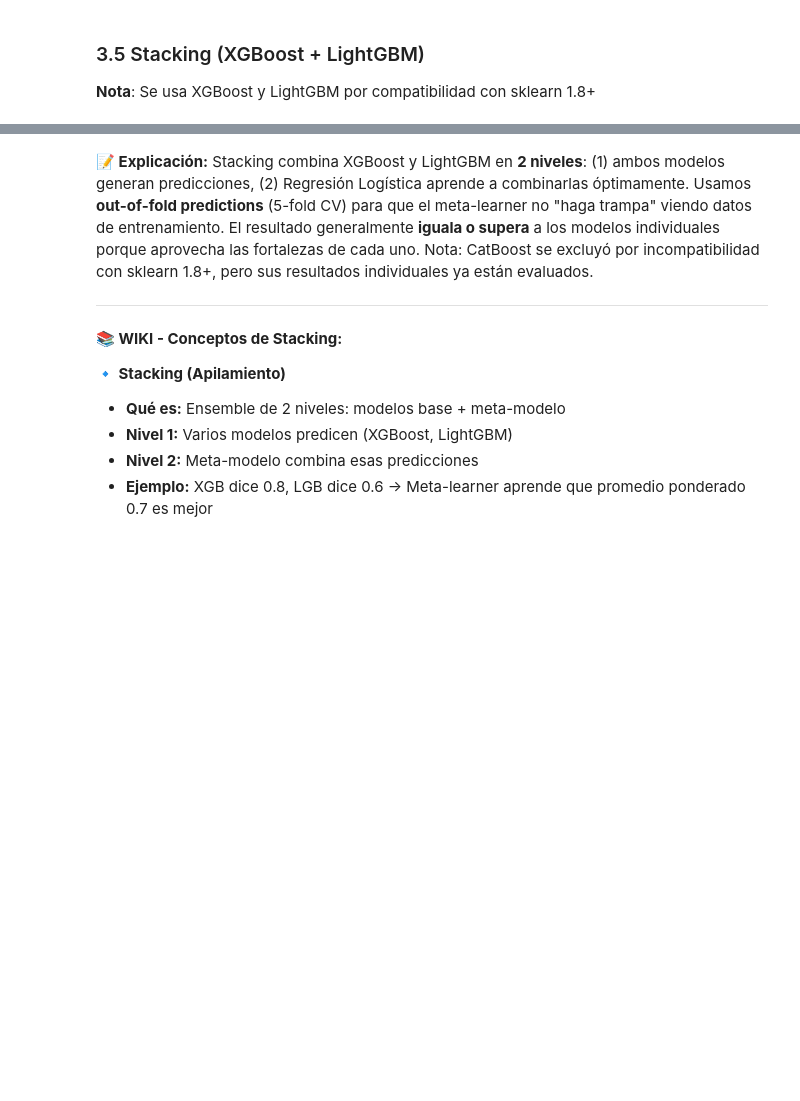
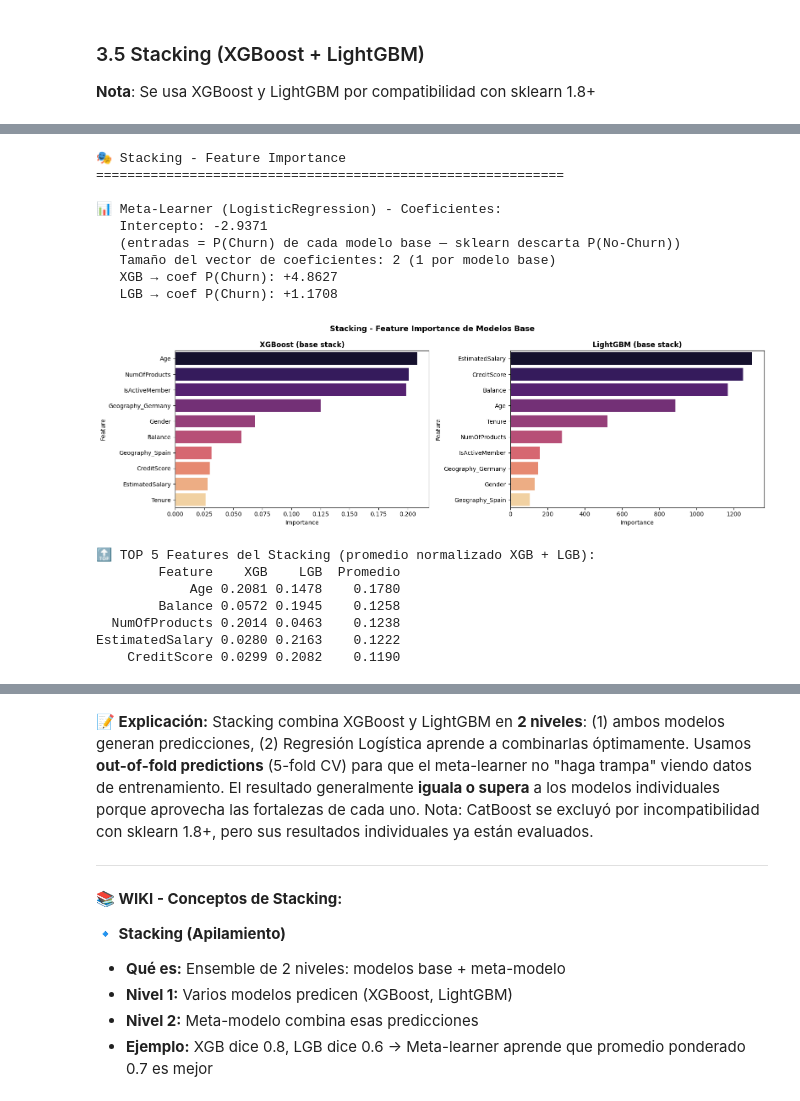
Before and after one commit to Mgobeaalcoba/data_science_henry, a Jupyter notebook: clase_06_optimizacion_modelos/notebooks/2_GradientBoosting_Optimizacion_RESUMEN.ipynb, the cells around one changed output, grey strips where cells are left out. Cells and saved outputs as stored; diff of their text form; code cells hidden in the pictures; blank space fills up the shorter version.

Commit message:
Update Stacking Feature Importance

```diff
--- a/clase_06_optimizacion_modelos/notebooks/2_GradientBoosting_Optimizacion_RESUMEN.ipynb
+++ b/clase_06_optimizacion_modelos/notebooks/2_GradientBoosting_Optimizacion_RESUMEN.ipynb
@@ -405 +400,66 @@ print(f"   Accuracy: {accuracy_score(y_test, y_pred_stack):.4f} | F1: {f1_score(
    Accuracy: 0.8710 | F1: 0.6079 | ROC-AUC: 0.8717
+# %%
+print("\n🎭 Stacking - Feature Importance")
+print("=" * 60)
+
+# 1. Pesos del meta-learner (LogisticRegression)
+meta_lr = stacking.final_estimator_
+meta_coefs = meta_lr.coef_[0]
+print(f"\n📊 Meta-Learner (LogisticRegression) - Coeficientes:")
+print(f"   Intercepto: {meta_lr.intercept_[0]:+.4f}")
+print(f"   (entradas = P(Churn) de cada modelo base — sklearn descarta P(No-Churn))")
+print(f"   Tamaño del vector de coeficientes: {len(meta_coefs)} (1 por modelo base)")
+
+# Con stack_method='predict_proba' en clasificación BINARIA, sklearn descarta
+# la columna P(No-Churn) para evitar multicolinealidad (P(0) = 1 - P(1)).
+# El meta-learner recibe solo: [P(Churn)_xgb, P(Churn)_lgb]  → 1 coef por modelo
+model_names_stack = ['xgb', 'lgb']
+for i, name in enumerate(model_names_stack):
+    print(f"   {name.upper()} → coef P(Churn): {meta_coefs[i]:+.4f}")
+
+# 2. Feature importance de cada modelo base DENTRO del stacking
+xgb_in_stack = stacking.named_estimators_['xgb']
+lgb_in_stack = stacking.named_estimators_['lgb']
+
+fig, axes = plt.subplots(1, 2, figsize=(16, 5))
+for ax, (name, estimator) in zip(axes, [('XGBoost (base stack)', xgb_in_stack),
+                                         ('LightGBM (base stack)', lgb_in_stack)]):
+    feat_df = pd.DataFrame({
+        'Feature': X_train_scaled.columns,
+        'Importance': estimator.feature_importances_
+    }).sort_values('Importance', ascending=False)
+    sns.barplot(data=feat_df.head(10), x='Importance', y='Feature', ax=ax, palette='magma')
+    ax.set_title(name, fontweight='bold')
+
+plt.suptitle('Stacking - Feature Importance de Modelos Base', fontsize=13, fontweight='bold')
+plt.tight_layout()
+plt.show()
+
+# 3. Ranking combinado (importancias normalizadas promediadas)
+feat_combined = pd.DataFrame({
+    'Feature': X_train_scaled.columns,
+    'XGB': xgb_in_stack.feature_importances_ / xgb_in_stack.feature_importances_.sum(),
+    'LGB': lgb_in_stack.feature_importances_ / lgb_in_stack.feature_importances_.sum(),
+}).assign(Promedio=lambda d: (d['XGB'] + d['LGB']) / 2
+).sort_values('Promedio', ascending=False)
+
+print("\n🔝 TOP 5 Features del Stacking (promedio normalizado XGB + LGB):")
+print(feat_combined[['Feature', 'XGB', 'LGB', 'Promedio']].head(5).round(4).to_string(index=False))
+# %% [output]
+🎭 Stacking - Feature Importance
+============================================================
+
+📊 Meta-Learner (LogisticRegression) - Coeficientes:
+   Intercepto: -2.9371
+   (entradas = P(Churn) de cada modelo base — sklearn descarta P(No-Churn))
+   Tamaño del vector de coeficientes: 2 (1 por modelo base)
+   XGB → coef P(Churn): +4.8627
+   LGB → coef P(Churn): +1.1708
+[figure, added]
+🔝 TOP 5 Features del Stacking (promedio normalizado XGB + LGB):
+        Feature    XGB    LGB  Promedio
+            Age 0.2081 0.1478    0.1780
+        Balance 0.0572 0.1945    0.1258
+  NumOfProducts 0.2014 0.0463    0.1238
+EstimatedSalary 0.0280 0.2163    0.1222
+    CreditScore 0.0299 0.2082    0.1190
```
Also changed, not shown: parts of 12 cells of this notebook, 3 other files.
